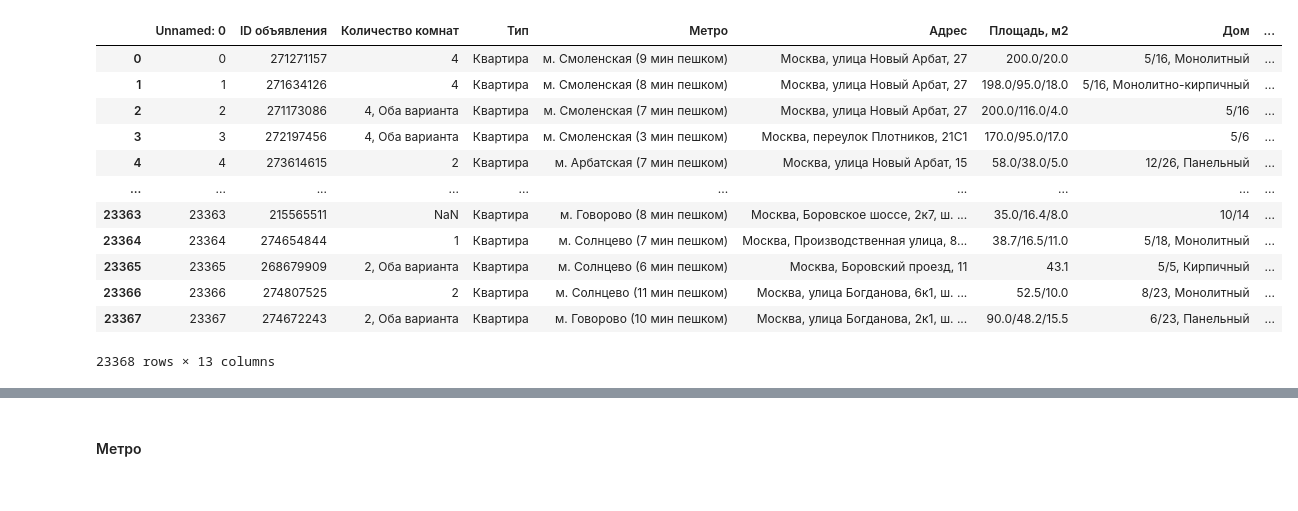
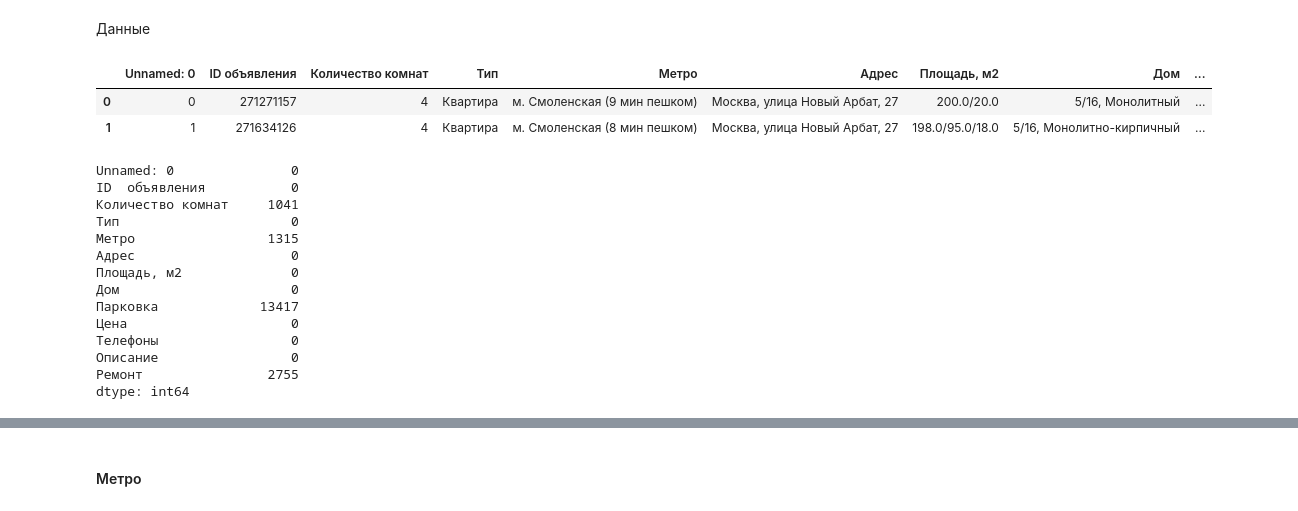
Before and after one commit to SainaAntonova/Project-, a Jupyter notebook: notebooks/preprocessing.ipynb, the cells around one changed output, grey strips where cells are left out. Drawn from its saved outputs; the diff is of its cells as text; code cells hidden in the pictures.

Commit message:
from first 13 columns

```diff
--- a/notebooks/preprocessing.ipynb
+++ b/notebooks/preprocessing.ipynb
@@ -7,20 +8,30 @@ import numpy as np
+# %% [markdown]
+Данные
 # %%
 path = '../data/_data.csv'
 df = pd.read_csv(path)
 pd.set_option('display.max_columns', None)
 # %%
-df.iloc[:, :13]
+df.iloc[:, :13].head(2)
 # %% [output]
 |  | Unnamed: 0 | ID объявления | Количество комнат | Тип | Метро | Адрес | Площадь, м2 | Дом | ... |
 | 0 | 0 | 271271157 | 4 | Квартира | м. Смоленская (9 мин пешком) | Москва, улица Новый Арбат, 27 | 200.0/20.0 | 5/16, Монолитный | ... |
 | 1 | 1 | 271634126 | 4 | Квартира | м. Смоленская (8 мин пешком) | Москва, улица Новый Арбат, 27 | 198.0/95.0/18.0 | 5/16, Монолитно-кирпичный | ... |
-| 2 | 2 | 271173086 | 4, Оба варианта | Квартира | м. Смоленская (7 мин пешком) | Москва, улица Новый Арбат, 27 | 200.0/116.0/4.0 | 5/16 | ... |
-| 3 | 3 | 272197456 | 4, Оба варианта | Квартира | м. Смоленская (3 мин пешком) | Москва, переулок Плотников, 21С1 | 170.0/95.0/17.0 | 5/6 | ... |
-| 4 | 4 | 273614615 | 2 | Квартира | м. Арбатская (7 мин пешком) | Москва, улица Новый Арбат, 15 | 58.0/38.0/5.0 | 12/26, Панельный | ... |
-| ... | ... | ... | ... | ... | ... | ... | ... | ... | ... |
-| 23363 | 23363 | 215565511 | NaN | Квартира | м. Говорово (8 мин пешком) | Москва, Боровское шоссе, 2к7, ш. ... | 35.0/16.4/8.0 | 10/14 | ... |
-| 23364 | 23364 | 274654844 | 1 | Квартира | м. Солнцево (7 мин пешком) | Москва, Производственная улица, 8... | 38.7/16.5/11.0 | 5/18, Монолитный | ... |
-| 23365 | 23365 | 268679909 | 2, Оба варианта | Квартира | м. Солнцево (6 мин пешком) | Москва, Боровский проезд, 11 | 43.1 | 5/5, Кирпичный | ... |
-| 23366 | 23366 | 274807525 | 2 | Квартира | м. Солнцево (11 мин пешком) | Москва, улица Богданова, 6к1, ш. ... | 52.5/10.0 | 8/23, Монолитный | ... |
-| 23367 | 23367 | 274672243 | 2, Оба варианта | Квартира | м. Говорово (10 мин пешком) | Москва, улица Богданова, 2к1, ш. ... | 90.0/48.2/15.5 | 6/23, Панельный | ... |
-23368 rows × 13 columns
+# %%
+# для подсчета количества пропущенных значений в каждом столбце
+df.iloc[:, :13].isna().sum()
+# %% [output]
+Unnamed: 0               0
+ID  объявления           0
+Количество комнат     1041
+Тип                      0
+Метро                 1315
+Адрес                    0
+Площадь, м2              0
+Дом                      0
+Парковка             13417
+Цена                     0
+Телефоны                 0
+Описание                 0
+Ремонт                2755
+dtype: int64
```
Also changed, not shown: parts of 22 cells of this notebook.
